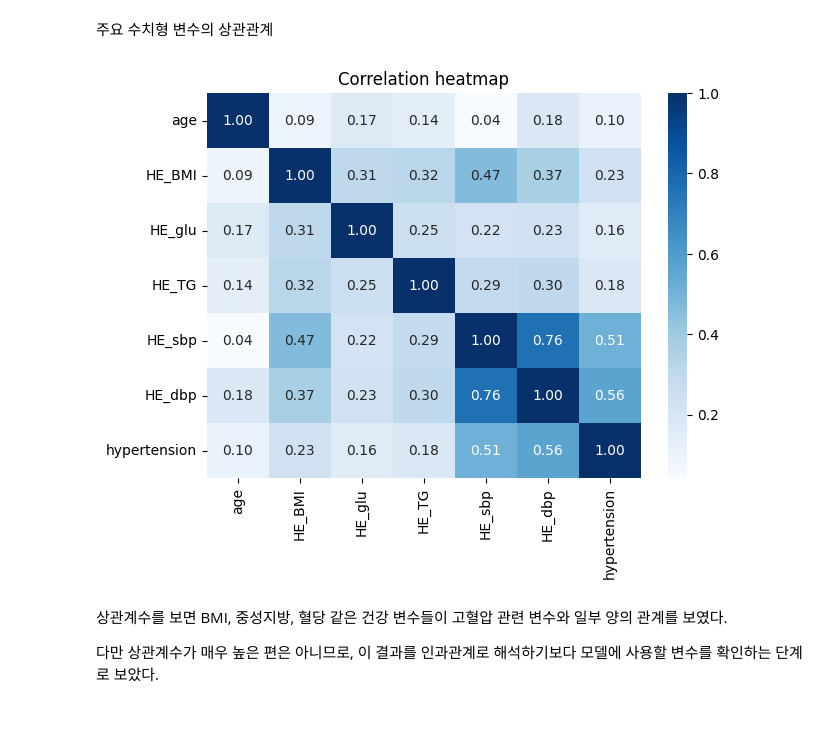
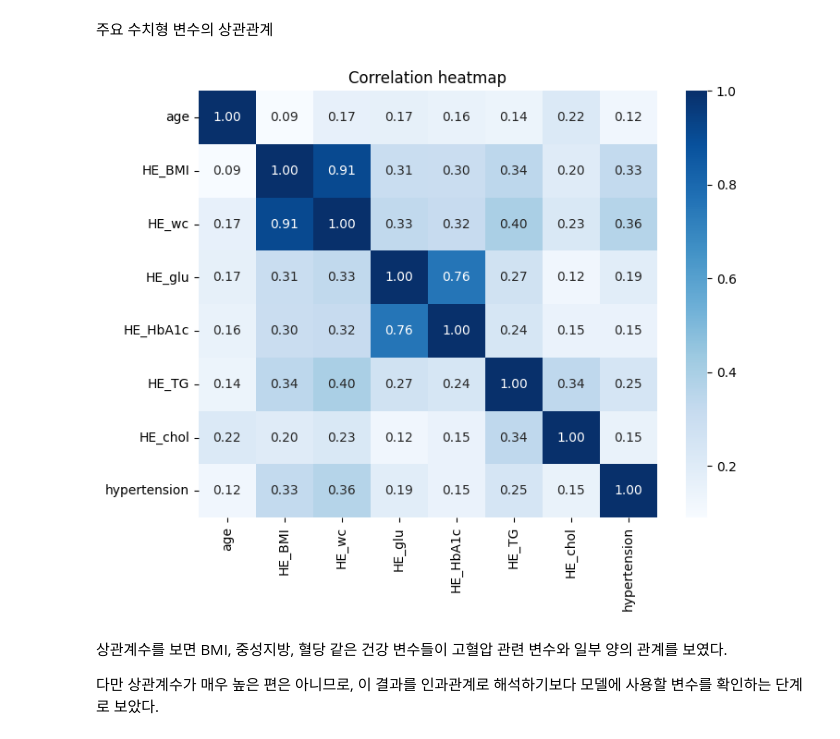
Before and after one commit to thanhdvu/cardiovascular-risk-khanes, a Jupyter notebook: 02_data_cleaning_eda.ipynb, the cells around one changed output. Saved outputs shown, nothing was run; the diff lists cells and outputs as text; code cells hidden in the pictures.

Commit message:
Finalize Assignment 3 hypertension project

```diff
--- a/02_data_cleaning_eda.ipynb
+++ b/02_data_cleaning_eda.ipynb
@@ -43,9 +43,11 @@ sav_files
 # %%
 use_cols = [
     'age', 'sex',
-    'HE_BMI', 'HE_glu', 'HE_TG',
+    'HE_BMI', 'HE_wc', 'HE_glu', 'HE_HbA1c', 'HE_TG', 'HE_chol',
     'sm_presnt', 'dr_month', 'pa_aerobic',
     'incm', 'educ',
+    'HE_HPfh1', 'HE_HPfh2', 'HE_HPfh3', 'mh_stress',
+    'HE_HDL_st2', 'HE_LDL_drct',
     'HE_sbp', 'HE_dbp'
 ]
 # %%
@@ -140,0 +144,12 @@ Name: age, dtype: float64
+# %%
+special_missing_codes = {
+    'educ': [99],
+    'HE_HPfh1': [9],
+    'HE_HPfh2': [9],
+    'HE_HPfh3': [8, 9]
+}
+
+for col, codes in special_missing_codes.items():
+    before = df_young[col].isin(codes).sum()
+    df_young[col] = df_young[col].replace(codes, np.nan)
+    print(col, 'recode to missing:', before)
@@ -143,8 +163,22 @@ Name: age, dtype: float64
 
 고혈압 여부는 SBP/DBP로 만든다. 단, 모델에서는 SBP/DBP를 feature로 사용하지 않는다.
 # %%
+# Remove participants without BP measurements before target creation
+before_bp_exclusion = len(df_young)
+missing_bp_mask = df_young[['HE_sbp', 'HE_dbp']].isnull().any(axis=1)
+excluded_missing_bp = int(missing_bp_mask.sum())
+
+df_young = df_young.loc[~missing_bp_mask].copy()
+
+# Assignment 3 main target: ACC/AHA 2017 definition (SBP >= 130 or DBP >= 80)
 df_young['hypertension'] = 0
-df_young.loc[(df_young['HE_sbp'] >= 140) | (df_young['HE_dbp'] >= 90), 'hypertension'] = 1
+df_young.loc[(df_young['HE_sbp'] >= 130) | (df_young['HE_dbp'] >= 80), 'hypertension'] = 1
 
-df_young['hypertension'].value_counts()
+print('Before BP exclusion:', before_bp_exclusion)
+print('Excluded missing SBP/DBP:', excluded_missing_bp)
+print('Final cohort:', len(df_young))
+print()
+print(df_young['hypertension'].value_counts())
+print()
+print((df_young['hypertension'].value_counts(normalize=True) * 100).round(1))
 # %% [output]
@@ -293,14 +347,14 @@ df_young[['age', 'HE_BMI', 'HE_glu', 'HE_TG', 'HE_sbp', 'HE_dbp']].describe()
 # %% [markdown]
 주요 수치형 변수의 상관관계
 # %%
-corr_cols = ['age', 'HE_BMI', 'HE_glu', 'HE_TG', 'HE_sbp', 'HE_dbp', 'hypertension']
+corr_cols = ['age', 'HE_BMI', 'HE_wc', 'HE_glu', 'HE_HbA1c', 'HE_TG', 'HE_chol', 'hypertension']
 
-plt.figure(figsize=(7, 5))
+plt.figure(figsize=(8, 6))
 sns.heatmap(df_young[corr_cols].corr(), annot=True, cmap='Blues', fmt='.2f')
 plt.title('Correlation heatmap')
 plt.show()
 # %% [output]
-[figure, old version]
+[figure, new version]
 # %% [markdown]
 상관계수를 보면 BMI, 중성지방, 혈당 같은 건강 변수들이 고혈압 관련 변수와 일부 양의 관계를 보였다.
 
```
Also changed, not shown: parts of 27 cells of this notebook, 32 other files.
